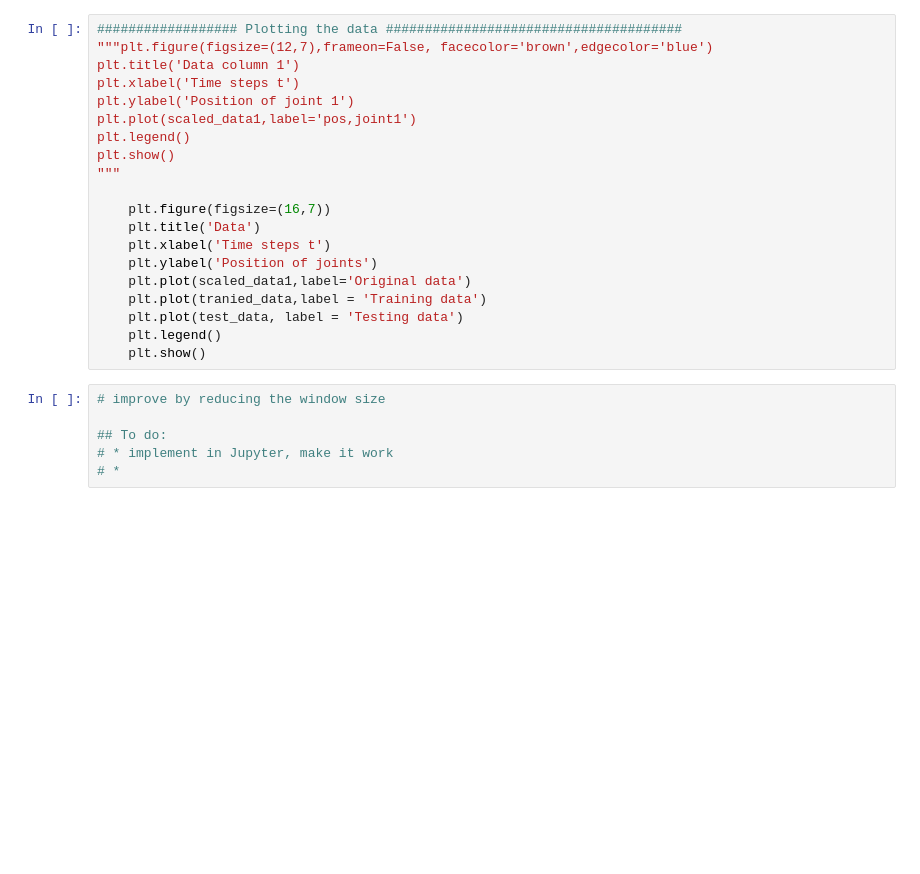
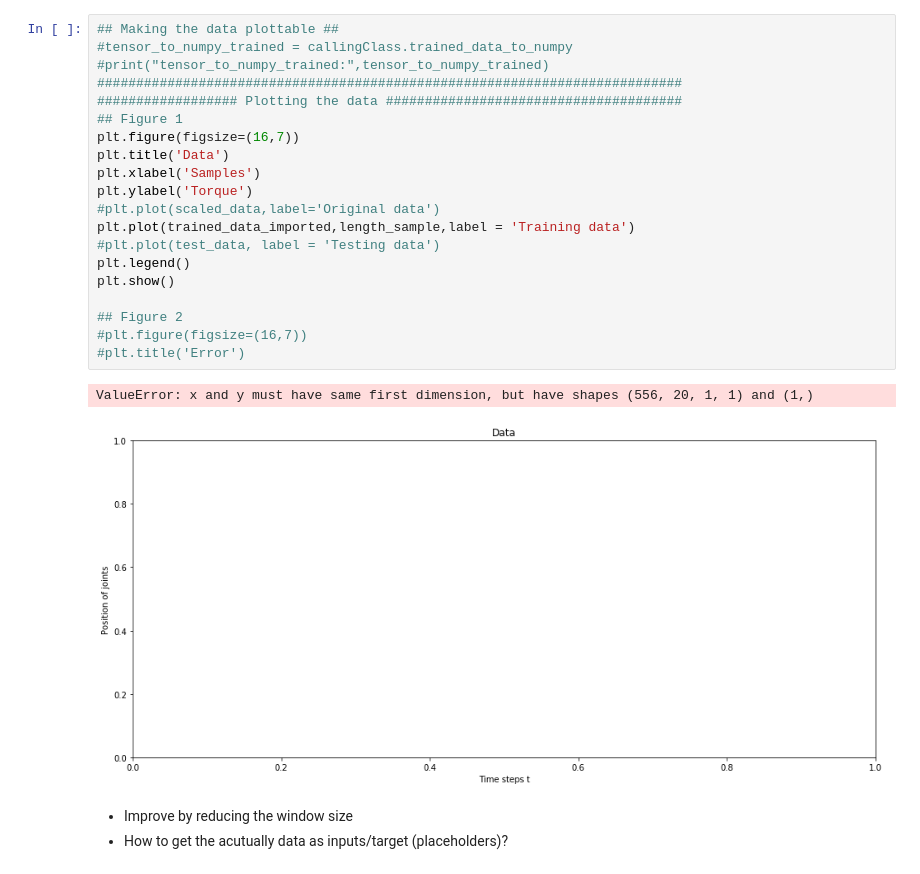
Before and after one commit to jaclanL/Project-Course---Deep-NN-, a Jupyter notebook: LSTM.ipynb, the cells around one changed output. Cells and saved outputs as stored; diff of their text form; blank space fills up the shorter version.

```diff
--- a/LSTM.ipynb
+++ b/LSTM.ipynb
@@ -166,26 +311,26 @@ class LSTM():
 # %%
+## Making the data plottable ##
+#tensor_to_numpy_trained = callingClass.trained_data_to_numpy
+#print("tensor_to_numpy_trained:",tensor_to_numpy_trained)
+###########################################################################
 ################## Plotting the data ######################################
-"""plt.figure(figsize=(12,7),frameon=False, facecolor='brown',edgecolor='blue')
-plt.title('Data column 1')
-plt.xlabel('Time steps t')
-plt.ylabel('Position of joint 1')
-plt.plot(scaled_data1,label='pos,joint1')
+## Figure 1
+plt.figure(figsize=(16,7))
+plt.title('Data')
+plt.xlabel('Samples')
+plt.ylabel('Torque')
+#plt.plot(scaled_data,label='Original data')
+plt.plot(trained_data_imported,length_sample,label = 'Training data')
+#plt.plot(test_data, label = 'Testing data')
 plt.legend()
 plt.show()
-"""
 
-    plt.figure(figsize=(16,7))
-    plt.title('Data')
-    plt.xlabel('Time steps t')
-    plt.ylabel('Position of joints')
-    plt.plot(scaled_data1,label='Original data')
-    plt.plot(tranied_data,label = 'Training data')
-    plt.plot(test_data, label = 'Testing data')
-    plt.legend()
-    plt.show()
+## Figure 2
+#plt.figure(figsize=(16,7))
+#plt.title('Error')
+# %% [output]
+ValueError: x and y must have same first dimension, but have shapes (556, 20, 1, 1) and (1,)
+[figure, added]
-# %%
-# improve by reducing the window size
-
-## To do:
-# * implement in Jupyter, make it work
-# *
+# %% [markdown]
+* Improve by reducing the window size
+* How to get the acutually data as inputs/target (placeholders)?
```
Also changed, not shown: parts of 16 cells of this notebook.
